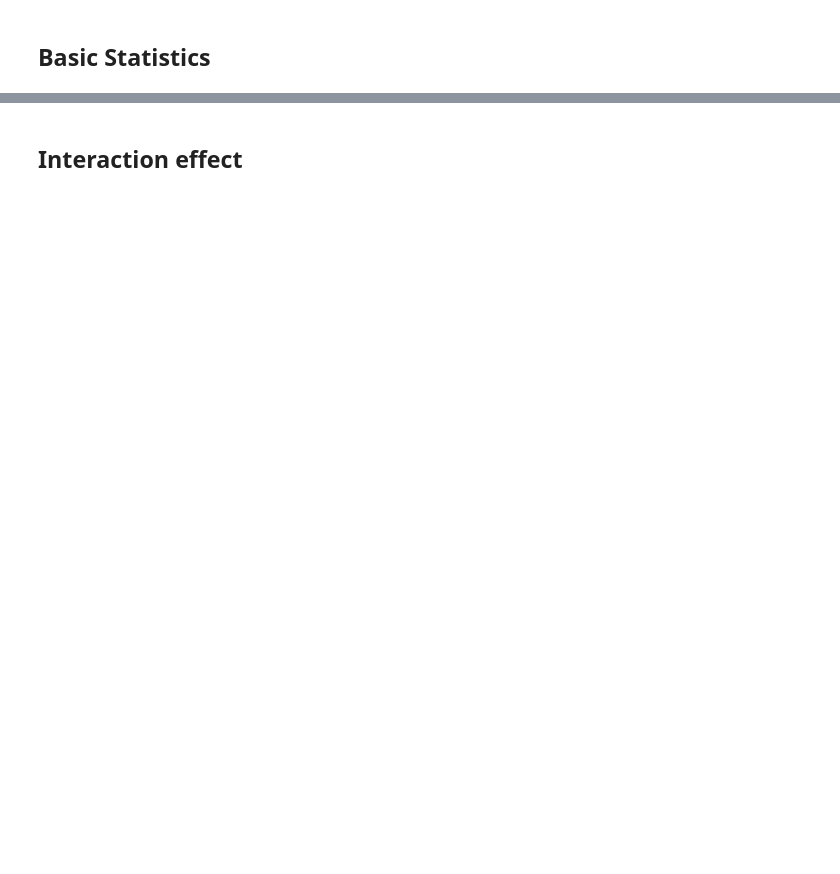
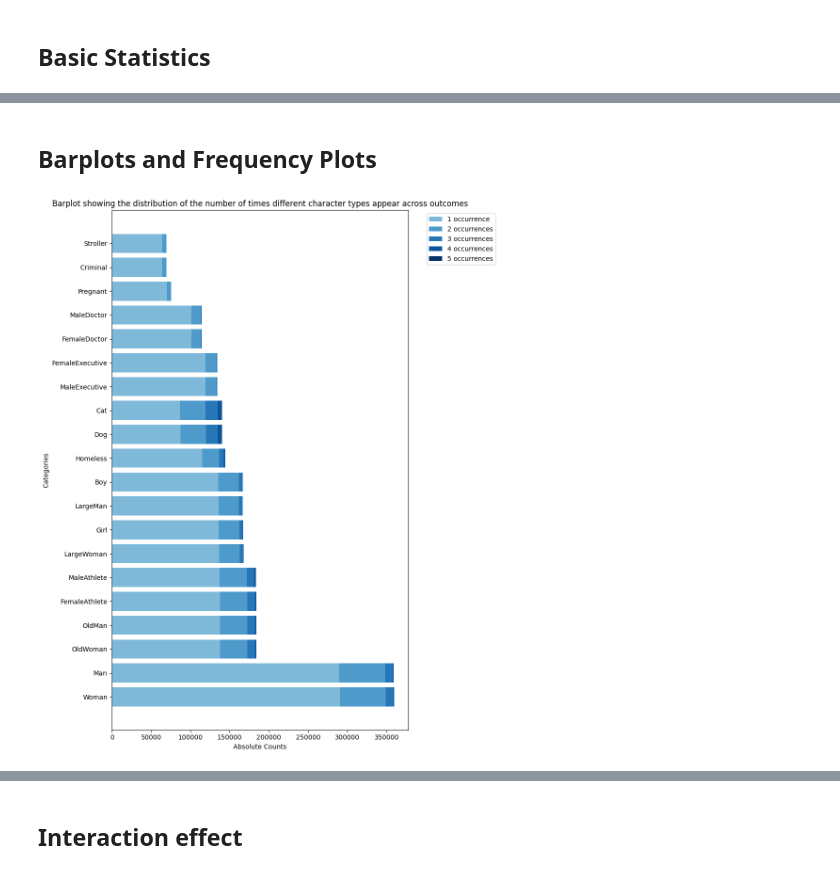
Before and after one commit to Moral-Machine-2024/timoklein, a Jupyter notebook: EDA.ipynb, the cells around one changed output, grey strips where cells are left out. Cells and saved outputs as stored; diff of their text form; code cells hidden in the pictures; blank space fills up the shorter version.

```diff
--- a/EDA.ipynb
+++ b/EDA.ipynb
@@ -6,4 +8,5 @@ import matplotlib.pyplot as plt
 import seaborn as sns
 import jinja2
 # %%
-df = pd.read_csv('Data/cleaned_data.csv')
+cleaned_data = pd.read_csv('Data/cleaned_data.csv')
+X_trainval = pd.read_csv('Data/X_trainval.csv')
@@ -250,4 +24,0 @@ df_describe
-# %%
-latex_table = df_describe.to_latex(index=True, float_format="%.2f")  # Adjust float_format as needed
-with open('summary_table.tex', 'w') as f:
-    f.write(latex_table)
@@ -257,0 +50,60 @@ with open('summary_table.tex', 'w') as f:
+# %% [markdown]
+## Barplots and Frequency Plots
+# %%
+# List of columns to plot
+columns = ['Man', 'Woman', 'Pregnant', 'Stroller', 'OldMan', 'OldWoman', 'Boy', 'Girl',
+           'Homeless', 'LargeWoman', 'LargeMan', 'Criminal', 'MaleExecutive', 'FemaleExecutive',
+           'FemaleAthlete', 'MaleAthlete', 'FemaleDoctor', 'MaleDoctor', 'Dog', 'Cat']
+
+# Create a dictionary to store the counts for each value (1 to 5)
+value_counts = {val: [] for val in range(1, 6)}
+
+# Calculate the counts of each value (1 to 5) for each column
+for col in columns:
+    for val in range(1, 6):
+        count = (cleaned_data[col] == val).sum()  # Count how many times 'val' appears in the column
+        value_counts[val].append(count)  # Store the absolute count
+
+# Calculate total counts for sorting (sum of counts for values 1 to 5)
+total_counts = [sum(value_counts[val][i] for val in range(1, 6)) for i in range(len(columns))]
+
+# Sort columns and value_counts by total_counts
+sorted_indices = sorted(range(len(columns)), key=lambda i: total_counts[i])
+
+# Apply sorting to columns and value_counts
+sorted_columns = [columns[i] for i in sorted_indices]
+sorted_value_counts = {val: [value_counts[val][i] for i in sorted_indices] for val in range(1, 6)}
+
+# Reverse the order to go from short to long
+sorted_columns.reverse()
+sorted_value_counts = {val: sorted_value_counts[val][::-1] for val in range(1, 6)}
+
+# Create the horizontal stacked bar plot
+bar_width = 0.8
+fig, ax = plt.subplots(figsize=(10, 12))
+
+# Bottom initialization for stacking
+bottom = [0] * len(sorted_columns)
+
+# Define the color gradient
+colors = plt.cm.Blues(np.linspace(0.45, 1, 5))
+
+# Add each segment (for values 1 to 5) to the horizontal bar plot
+for val in range(1, 6):
+    occurrence_label = 'occurrence' if val == 1 else 'occurrences'  # Set label based on value
+    ax.barh(sorted_columns, sorted_value_counts[val], bar_width,
+            label=f'{val} {occurrence_label}', left=bottom, color=colors[val - 1])
+
+    bottom = [i + j for i, j in zip(bottom, sorted_value_counts[val])]  # Update bottom for stacking
+
+# Add labels and title
+ax.set_xlabel('Absolute Counts')
+ax.set_ylabel('Categories')
+ax.set_title('Barplot showing the distribution of the number of times different character types appear across outcomes')
+plt.legend(bbox_to_anchor=(1.05, 1), loc='upper left')  # Place legend outside
+plt.tight_layout()
+
+# Show the plot
+plt.show()
+# %% [output]
+[figure, added]
```
Also changed, not shown: parts of 22 cells of this notebook, 6 other files.
